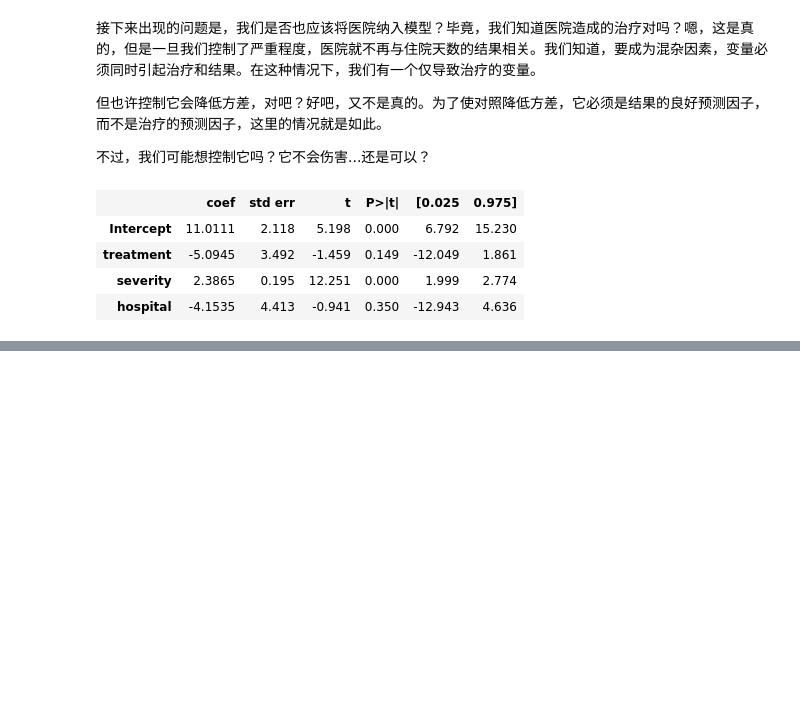
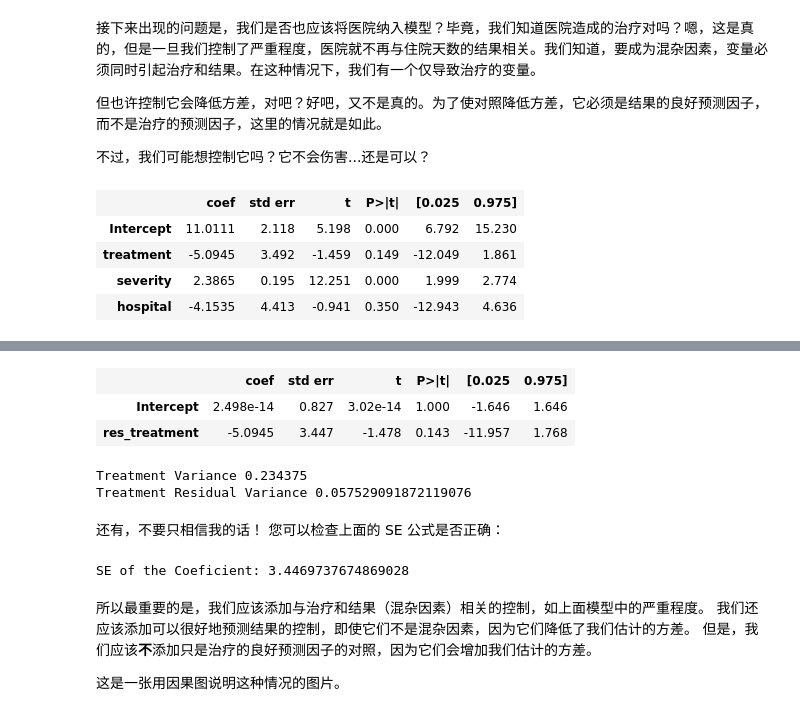
Before and after one commit to xieliaing/CausalInferenceIntro, a Jupyter notebook: chapters/07 第七章 控制混淆因素之外的考虑.ipynb, the cells around one changed output, grey strips where cells are left out. Saved outputs shown, nothing was run; the diff lists cells and outputs as text; code cells hidden in the pictures; blank space fills up the shorter version.

```diff
--- a/chapters/07 第七章 控制混淆因素之外的考虑.ipynb
+++ b/chapters/07 第七章 控制混淆因素之外的考虑.ipynb
@@ -213,0 +232,31 @@ hosp_5.summary().tables[1]
+# %%
+model_treatment = smf.ols('treatment ~ severity + hospital', data=hospital).fit()
+model_days = smf.ols('days ~ severity + hospital', data=hospital).fit()
+
+residuals = pd.DataFrame(dict(res_days=model_days.resid, res_treatment=model_treatment.resid))
+
+model_treatment = smf.ols('res_days ~ res_treatment', data=residuals).fit()
+
+model_treatment.summary().tables[1]
+# %% [output]
+|  | coef | std err | t | P>|t| | [0.025 | 0.975] |
+| Intercept | 2.498e-14 | 0.827 | 3.02e-14 | 1.000 | -1.646 | 1.646 |
+| res_treatment | -5.0945 | 3.447 | -1.478 | 0.143 | -11.957 | 1.768 |
+# %%
+print("Treatment Variance", np.var(hospital["treatment"]))
+print("Treatment Residual Variance", np.var(residuals["res_treatment"]))
+# %% [output]
+Treatment Variance 0.234375
+Treatment Residual Variance 0.057529091872119076
+# %% [markdown]
+还有，不要只相信我的话！ 您可以检查上面的 SE 公式是否正确：
+# %%
+sigma_hat = sum(model_treatment.resid**2)/(len(model_treatment.resid)-2)
+var = sigma_hat/sum((residuals["res_treatment"] - residuals["res_treatment"].mean())**2)
+print("SE of the Coeficient:", np.sqrt(var))
+# %% [output]
+SE of the Coeficient: 3.4469737674869028
+# %% [markdown]
+所以最重要的是，我们应该添加与治疗和结果（混杂因素）相关的控制，如上面模型中的严重程度。 我们还应该添加可以很好地预测结果的控制，即使它们不是混杂因素，因为它们降低了我们估计的方差。 但是，我们应该**不**添加只是治疗的良好预测因子的对照，因为它们会增加我们估计的方差。
+
+这是一张用因果图说明这种情况的图片。
```
Also changed, not shown: parts of 13 cells of this notebook.
